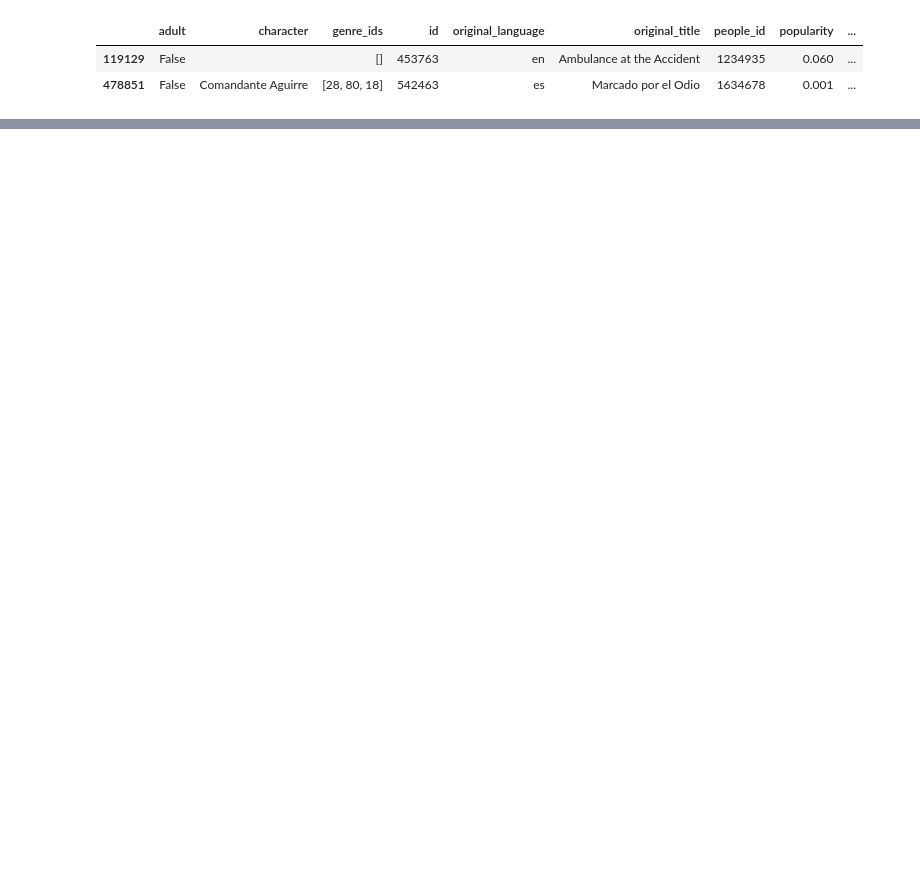
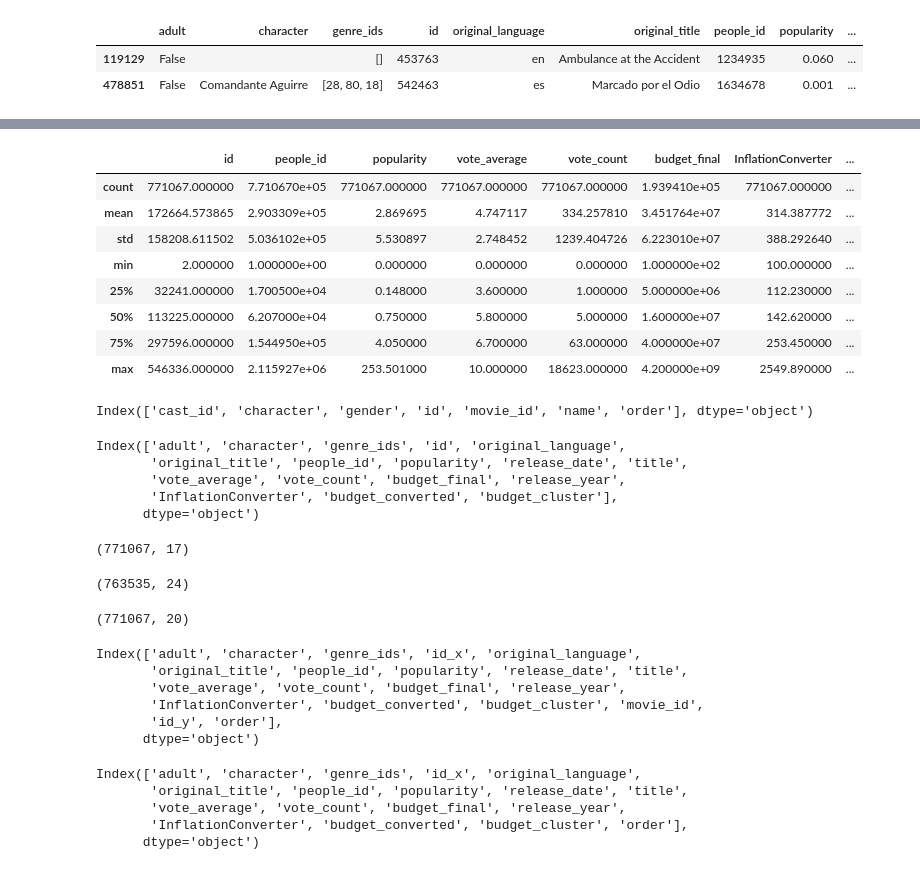
Before and after one commit to mandixbw/Cinema_KeysForSuccess, a Jupyter notebook: 07_Feature_Engineering.ipynb, the cells around one changed output, grey strips where cells are left out. Drawn from its saved outputs; the diff is of its cells as text; code cells hidden in the pictures; blank space fills up the shorter version.

```diff
--- a/07_Feature_Engineering.ipynb
+++ b/07_Feature_Engineering.ipynb
@@ -2502,0 +2720,2 @@ dfPeople[dfPeople['people_id']==1634678]
+# %%
+dfAuxMoviesBudget['cluster'] = kmeans.predict(dfAuxMoviesBudget[['budget_converted']])
@@ -2502,0 +2762,8 @@ dfPeople[dfPeople['people_id']==1634678]
+# %%
+#Me los cargo y repito el clustering:
+dfAuxMoviesBudget = dfAuxMoviesBudget.drop(dfAuxMoviesBudget[dfAuxMoviesBudget['budget_converted']>2e9].index)
+# %%
+from sklearn.cluster import KMeans
+#kmeans = KMeans(n_clusters=3, random_state=0)
+kmeans = KMeans(n_clusters=3, random_state=0)
+kmeans.fit(dfAuxMoviesBudget[['budget_converted']])
@@ -2502,0 +2786,61 @@ dfPeople[dfPeople['people_id']==1634678]
+# %%
+#Incorporo ahora esta información en mi tabla de people-movies:
+dfPeopleMoviesCast['budget_cluster'] = kmeans.predict(dfPeopleMoviesCast[['budget_converted']])
+# %%
+dfPeopleMoviesCast.describe()
+# %% [output]
+|  | id | people_id | popularity | vote_average | vote_count | budget_final | InflationConverter | ... |
+| count | 771067.000000 | 7.710670e+05 | 771067.000000 | 771067.000000 | 771067.000000 | 1.939410e+05 | 771067.000000 | ... |
+| mean | 172664.573865 | 2.903309e+05 | 2.869695 | 4.747117 | 334.257810 | 3.451764e+07 | 314.387772 | ... |
+| std | 158208.611502 | 5.036102e+05 | 5.530897 | 2.748452 | 1239.404726 | 6.223010e+07 | 388.292640 | ... |
+| min | 2.000000 | 1.000000e+00 | 0.000000 | 0.000000 | 0.000000 | 1.000000e+02 | 100.000000 | ... |
+| 25% | 32241.000000 | 1.700500e+04 | 0.148000 | 3.600000 | 1.000000 | 5.000000e+06 | 112.230000 | ... |
+| 50% | 113225.000000 | 6.207000e+04 | 0.750000 | 5.800000 | 5.000000 | 1.600000e+07 | 142.620000 | ... |
+| 75% | 297596.000000 | 1.544950e+05 | 4.050000 | 6.700000 | 63.000000 | 4.000000e+07 | 253.450000 | ... |
+| max | 546336.000000 | 2.115927e+06 | 253.501000 | 10.000000 | 18623.000000 | 4.200000e+09 | 2549.890000 | ... |
+# %%
+#Voy a incorporar ahora la información del nº de orden en el cast. La tomo de la siguiente tabla:
+dfMoviesAllCast.columns
+#Aquí los primary keys son id y movie_id (mejorable: eliminé duplicados tomando uno cualquiera de los registros.)
+# %% [output]
+Index(['cast_id', 'character', 'gender', 'id', 'movie_id', 'name', 'order'], dtype='object')
+# %%
+dfPeopleMoviesCast.columns
+# %% [output]
+Index(['adult', 'character', 'genre_ids', 'id', 'original_language',
+       'original_title', 'people_id', 'popularity', 'release_date', 'title',
+       'vote_average', 'vote_count', 'budget_final', 'release_year',
+       'InflationConverter', 'budget_converted', 'budget_cluster'],
+      dtype='object')
+# %%
+dfPeopleMoviesCast.shape
+# %% [output]
+(771067, 17)
+# %%
+#Compruebo antes cuántos cruzan:
+dfPeopleMoviesCast.merge(dfMoviesAllCast, how='inner', left_on=['id','people_id'], right_on=['movie_id', 'id']).shape
+# %% [output]
+(763535, 24)
+# %%
+dfPeopleMoviesCast = dfPeopleMoviesCast.merge(dfMoviesAllCast[['movie_id', 'id', 'order']], how='left', left_on=['id','people_id'], right_on=['movie_id', 'id'])
+dfPeopleMoviesCast.shape
+# %% [output]
+(771067, 20)
+# %%
+dfPeopleMoviesCast.columns
+# %% [output]
+Index(['adult', 'character', 'genre_ids', 'id_x', 'original_language',
+       'original_title', 'people_id', 'popularity', 'release_date', 'title',
+       'vote_average', 'vote_count', 'budget_final', 'release_year',
+       'InflationConverter', 'budget_converted', 'budget_cluster', 'movie_id',
+       'id_y', 'order'],
+      dtype='object')
+# %%
+dfPeopleMoviesCast = dfPeopleMoviesCast.drop(['movie_id', 'id_y'], axis=1)
+dfPeopleMoviesCast.columns
+# %% [output]
+Index(['adult', 'character', 'genre_ids', 'id_x', 'original_language',
+       'original_title', 'people_id', 'popularity', 'release_date', 'title',
+       'vote_average', 'vote_count', 'budget_final', 'release_year',
+       'InflationConverter', 'budget_converted', 'budget_cluster', 'order'],
+      dtype='object')
```
Also changed, not shown: parts of 79 cells of this notebook.
